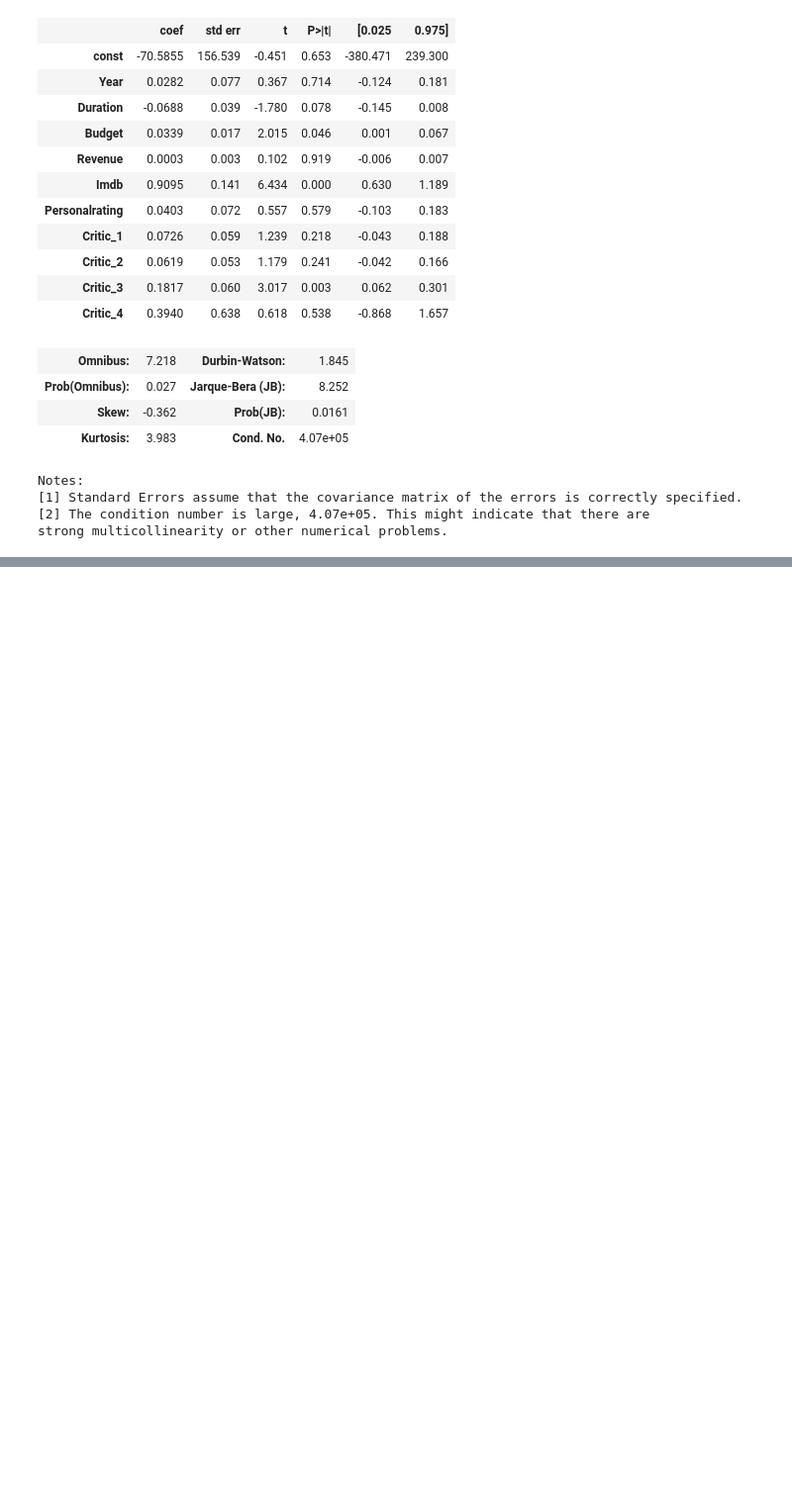
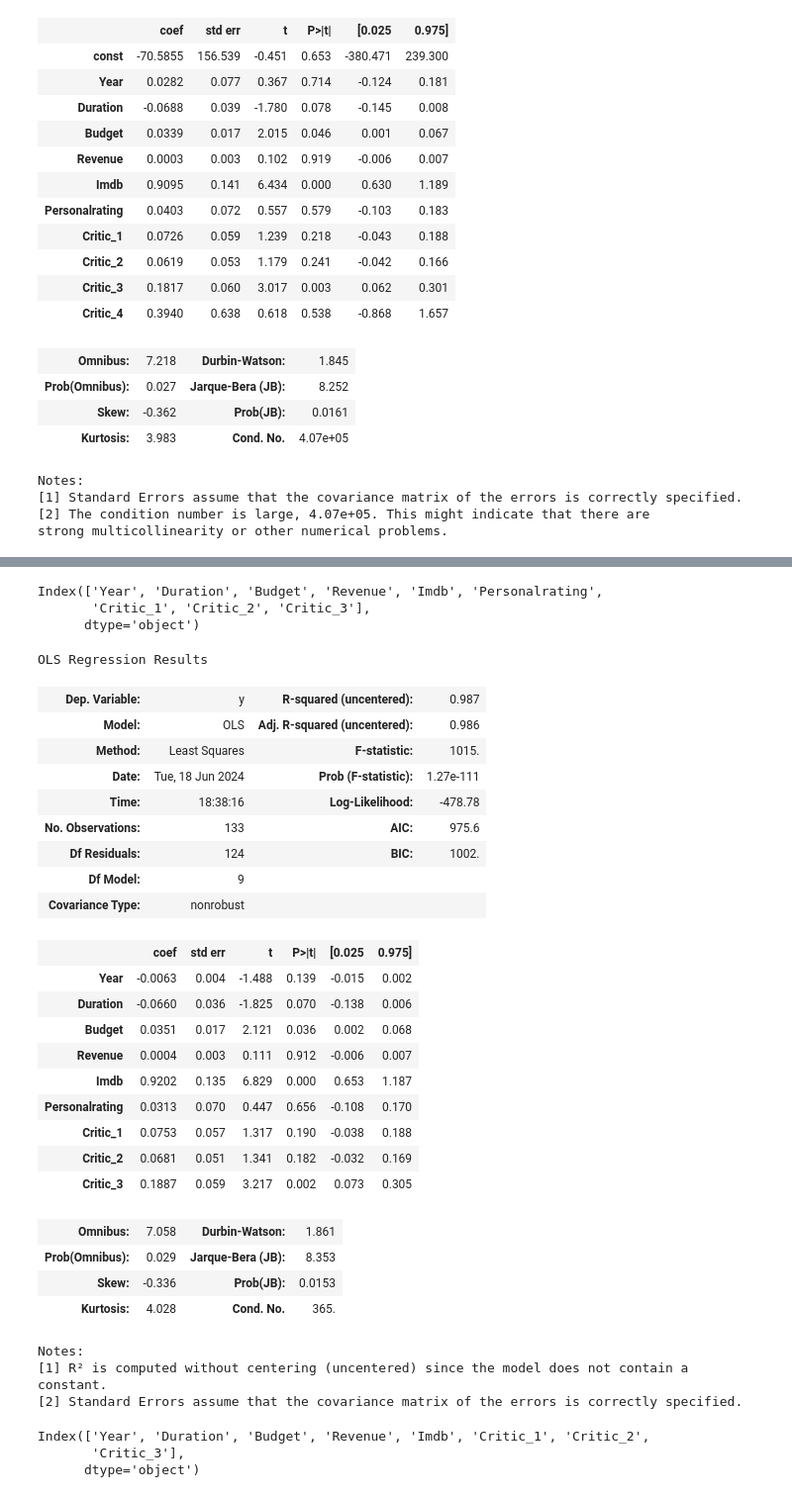
Before and after one commit to Alaninja1209/Did-you-like-the-movie-, a Jupyter notebook: MLRegression_Analysis.ipynb, the cells around one changed output, grey strips where cells are left out. Shown at 99% size. Cells and saved outputs as stored; diff of their text form; code cells hidden in the pictures; blank space fills up the shorter version.

```diff
--- a/MLRegression_Analysis.ipynb
+++ b/MLRegression_Analysis.ipynb
@@ -213,0 +298,48 @@ strong multicollinearity or other numerical problems.
+# %%
+X_train = X_train.drop(columns=['Critic_4'])
+X_train.columns
+# %% [output]
+Index(['Year', 'Duration', 'Budget', 'Revenue', 'Imdb', 'Personalrating',
+       'Critic_1', 'Critic_2', 'Critic_3'],
+      dtype='object')
+# %%
+# Model fitting using matrices
+# ==============================================================================
+modelm_noint = sm.OLS(endog=y_train, exog=X_train,)
+modelm_noint = modelm_noint.fit()
+modelm_noint.summary()
+# %% [output]
+OLS Regression Results
+| Dep. Variable: | y | R-squared (uncentered): | 0.987 |
+| Model: | OLS | Adj. R-squared (uncentered): | 0.986 |
+| Method: | Least Squares | F-statistic: | 1015. |
+| Date: | Tue, 18 Jun 2024 | Prob (F-statistic): | 1.27e-111 |
+| Time: | 18:38:16 | Log-Likelihood: | -478.78 |
+| No. Observations: | 133 | AIC: | 975.6 |
+| Df Residuals: | 124 | BIC: | 1002. |
+| Df Model: | 9 |  |  |
+| Covariance Type: | nonrobust |  |  |
+|  | coef | std err | t | P>|t| | [0.025 | 0.975] |
+| Year | -0.0063 | 0.004 | -1.488 | 0.139 | -0.015 | 0.002 |
+| Duration | -0.0660 | 0.036 | -1.825 | 0.070 | -0.138 | 0.006 |
+| Budget | 0.0351 | 0.017 | 2.121 | 0.036 | 0.002 | 0.068 |
+| Revenue | 0.0004 | 0.003 | 0.111 | 0.912 | -0.006 | 0.007 |
+| Imdb | 0.9202 | 0.135 | 6.829 | 0.000 | 0.653 | 1.187 |
+| Personalrating | 0.0313 | 0.070 | 0.447 | 0.656 | -0.108 | 0.170 |
+| Critic_1 | 0.0753 | 0.057 | 1.317 | 0.190 | -0.038 | 0.188 |
+| Critic_2 | 0.0681 | 0.051 | 1.341 | 0.182 | -0.032 | 0.169 |
+| Critic_3 | 0.1887 | 0.059 | 3.217 | 0.002 | 0.073 | 0.305 |
+| Omnibus: | 7.058 | Durbin-Watson: | 1.861 |
+| Prob(Omnibus): | 0.029 | Jarque-Bera (JB): | 8.353 |
+| Skew: | -0.336 | Prob(JB): | 0.0153 |
+| Kurtosis: | 4.028 | Cond. No. | 365. |
+Notes:
+[1] R² is computed without centering (uncentered) since the model does not contain a constant.
+[2] Standard Errors assume that the covariance matrix of the errors is correctly specified.
+# %%
+X_train = X_train.drop(columns=['Personalrating'])
+X_train.columns
+# %% [output]
+Index(['Year', 'Duration', 'Budget', 'Revenue', 'Imdb', 'Critic_1', 'Critic_2',
+       'Critic_3'],
+      dtype='object')
```
Also changed, not shown: parts of 24 cells of this notebook.
